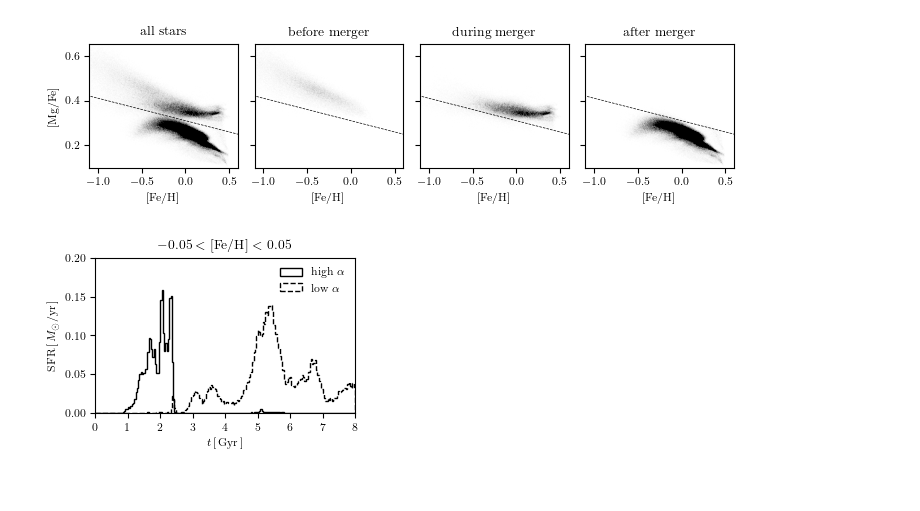
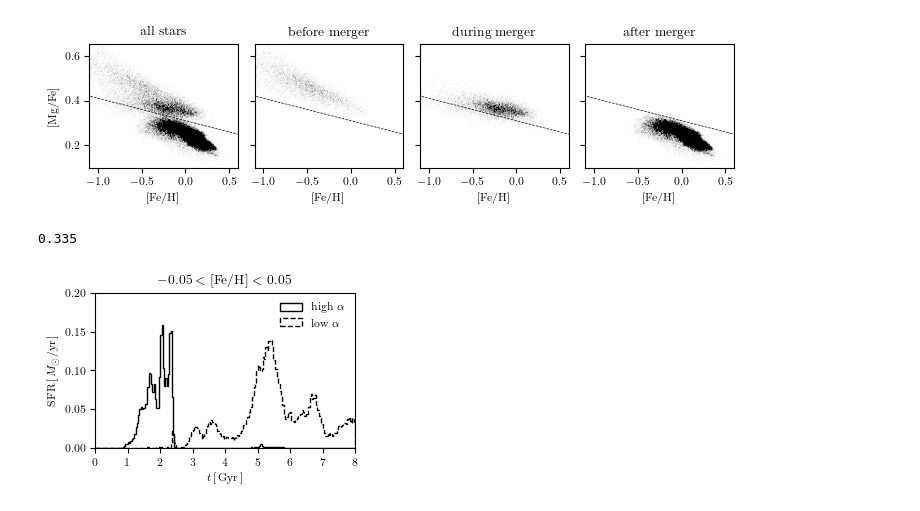
Before and after one commit to gusbeane/GSEgas, a Jupyter notebook: plots/before_after/before_after.ipynb, the cells around one changed output. Saved outputs shown, nothing was run; the diff lists cells and outputs as text; code cells hidden in the pictures.

Commit message:
Update before_after plot

```diff
--- a/plots/before_after/before_after.ipynb
+++ b/plots/before_after/before_after.ipynb
@@ -105,12 +105,12 @@ logMgH = np.log10(MgH)
 logMgFe = logMgH - logFeH
 
 ### get in_SN ###
-Lzsun = 8 * 220
+Lzsun = 8 * 220 * 0.2
 zmax = 3
-dLz = 0.1
+dLz = 0.3
 
 Lz = np.cross(sn.part4.rotpos, sn.part4.rotvel)[:,2]
-in_SN = np.logical_and((Lz/Lzsun)-1 < dLz, np.abs(sn.part4.rotpos[:,2]) < zmax)
+in_SN = np.logical_and(np.abs((Lz/Lzsun)-1) < dLz, np.abs(sn.part4.rotpos[:,2]) < zmax)
 
 ### get tform ###
 tform = sn.part4.GFM_StellarFormationTime
@@ -140,37 +140,41 @@ for ax,tbound in zip(axs, tbounds):
 
     im = ax.imshow(H.T, origin='lower', extent=[logFeH_lim[0],  logFeH_lim[1],
                                                 logMgFe_lim[0], logMgFe_lim[1]],
-                    cmap='Greys', vmin=0, vmax=3e6)
+                    cmap='Greys', vmin=0, vmax=3e5)
     # ax.contour(grid_FeH, grid_MgFe, H.T)
 
     ax.set(xlim=logFeH_lim, ylim=logMgFe_lim)
     ax.set(xlabel=r'$[\textrm{Fe}/\textrm{H}]$')
     ax.set(aspect='auto')
 
     m = -0.15/1.5
     b = 0.31
     xlist = np.linspace(-3, 3, 1000)
     ylist = m*xlist + b
     ax.plot(xlist, ylist, c='k', ls='dashed', lw=0.5)
 
 axs[0].set(ylabel=r'$[\textrm{Mg}/\textrm{Fe}]$')
 
 axs[0].set_title(r'$\textrm{all stars}$')
 axs[1].set_title(r'$\textrm{before merger}$')
 axs[2].set_title(r'$\textrm{during merger}$')
 axs[3].set_title(r'$\textrm{after merger}$')
 
 key = np.logical_and(keybool, tform < tmerge[0])
 H, _, _, _ = binned_statistic_2d(logFeH[key], logMgFe[key],
                                  np.ones(np.sum(key))/dFeH/dMgFe,
                                  statistic='sum', bins=[FeH_bins, MgFe_bins])
 
 fig.tight_layout()
 fig.savefig('before_after.pdf')
 
 plt.show()
 # %% [output]
-[figure, old version]
+[figure, new version]
+# %%
+m*(-0.25)+b
+# %% [output]
+0.335
 # %%
 fig, ax = plt.subplots(1, 1, figsize=(columnwidth, 0.6*columnwidth))
 
```
Also changed, not shown: parts of 5 cells of this notebook, 2 other files.
